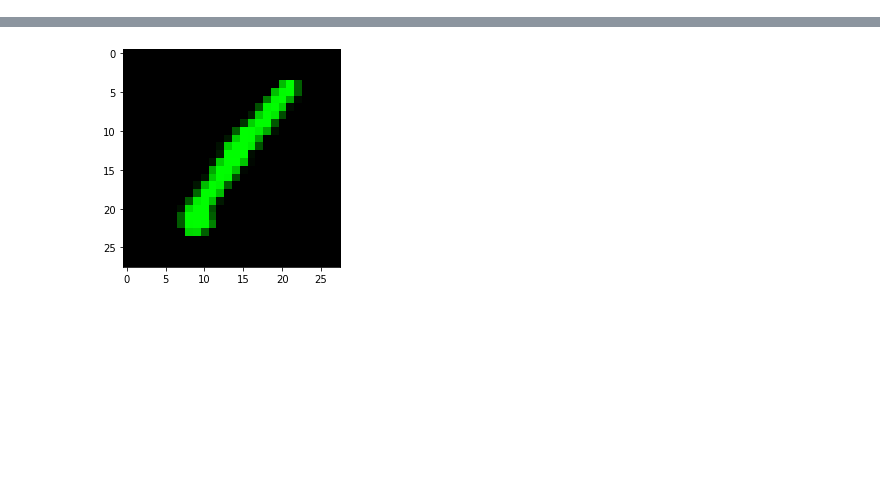
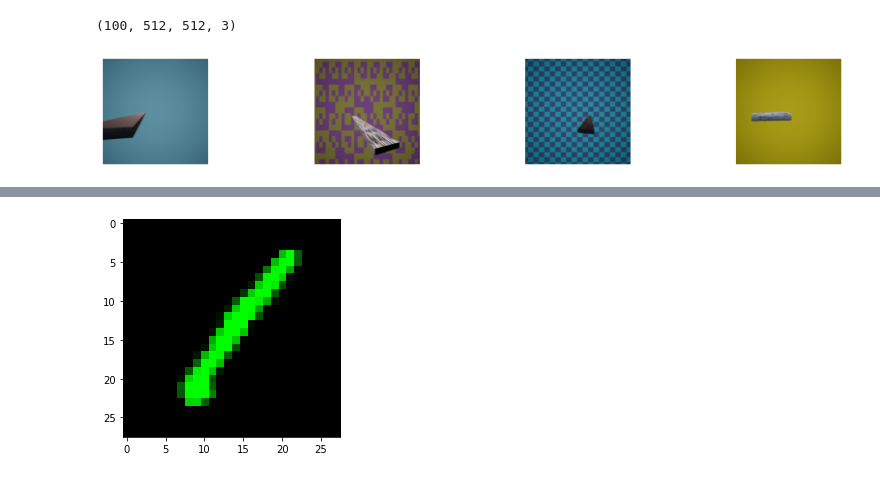
Before and after one commit to tunmustard/features_extractions, a Jupyter notebook: projects/billid/main_data_set_preparation.ipynb, the cells around one changed output, grey strips where cells are left out. Drawn from its saved outputs; the diff is of its cells as text; code cells hidden in the pictures; blank space fills up the shorter version.

Commit message:
Image generator class updated. Pipeline for NDDS created and tested.

```diff
--- a/projects/billid/main_data_set_preparation.ipynb
+++ b/projects/billid/main_data_set_preparation.ipynb
@@ -772,0 +574,8 @@ Show first 5 images of Y:
+# %%
+###Prepare X dataset, reading from directory
+images_x = Image_generator.load_from_folder("../../Data/billid/syntetic_data_set", file_filter_regex = r'\d+\.png$', cv_read_mode = cv.IMREAD_COLOR)
+print(images_x.shape)
+dbug.show_images_list(images_x[:4,...,[2,1,0]], col_number = 4)
+# %% [output]
+(100, 512, 512, 3)
+[figure, added]
```
Also changed, not shown: parts of 18 cells of this notebook.
